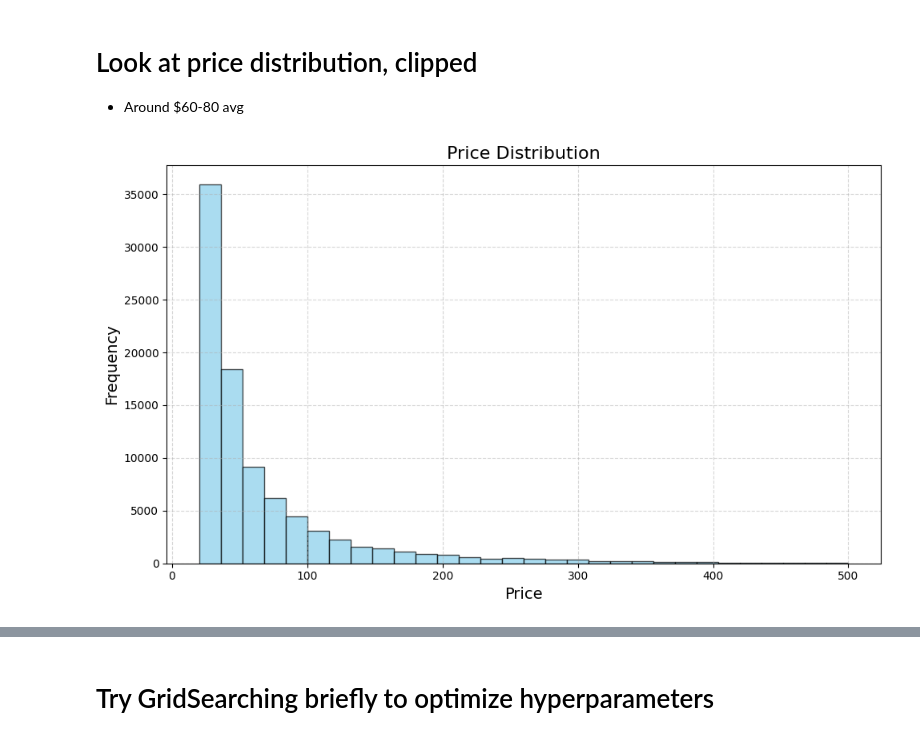
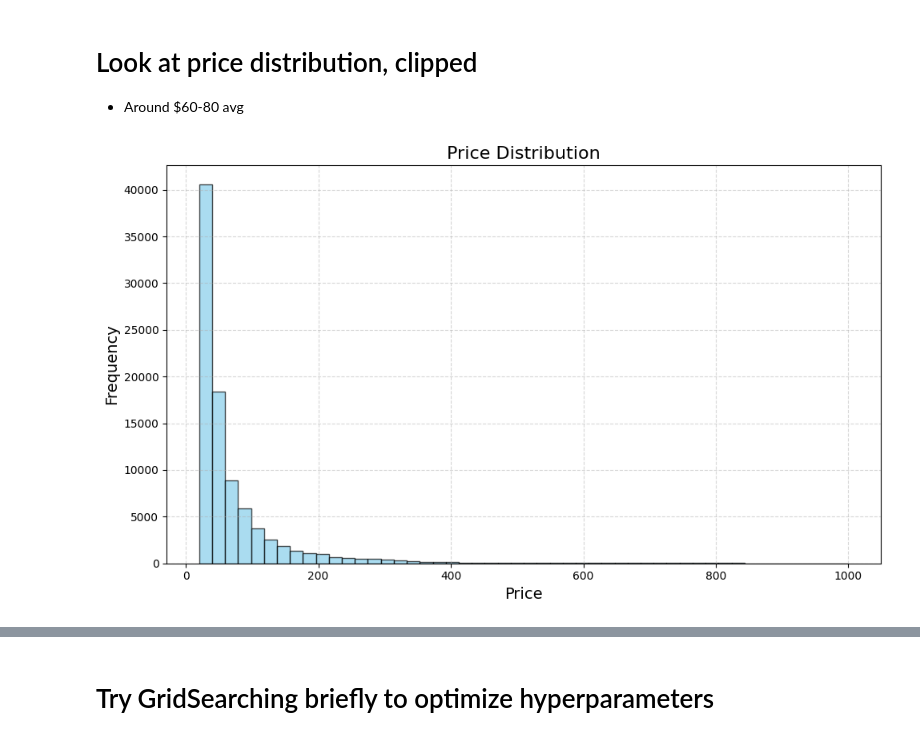
Before and after one commit to kennneth1/PokeAI, a Jupyter notebook: training/experiment.ipynb, the cells around one changed output, grey strips where cells are left out. Saved outputs shown, nothing was run; the diff lists cells and outputs as text; code cells hidden in the pictures.

```diff
--- a/training/experiment.ipynb
+++ b/training/experiment.ipynb
@@ -288,18 +288,17 @@ plot_feature_importance(xgb_model, df[features])
 # Look at price distribution, clipped
 - Around $60-80 avg
 # %%
-clipped = df.loc[df.price<=500]
+clipped = df.loc[df.price<=1000]
 # %%
 plt.figure(figsize=(10, 6))
-plt.hist(clipped["price"], bins=30, color='skyblue', edgecolor='black', alpha=0.7)
+plt.hist(clipped["price"], bins=50, color='skyblue', edgecolor='black', alpha=0.7)
 
 plt.title('Price Distribution', fontsize=16)
 plt.xlabel('Price', fontsize=14)
 plt.ylabel('Frequency', fontsize=14)
 
 plt.grid(True, linestyle='--', alpha=0.5)
 
 plt.tight_layout()
-plt.show()
 # %% [output]
-[figure, old version]
+[figure, new version]
```
Also changed, not shown: parts of 1 cell of this notebook.
